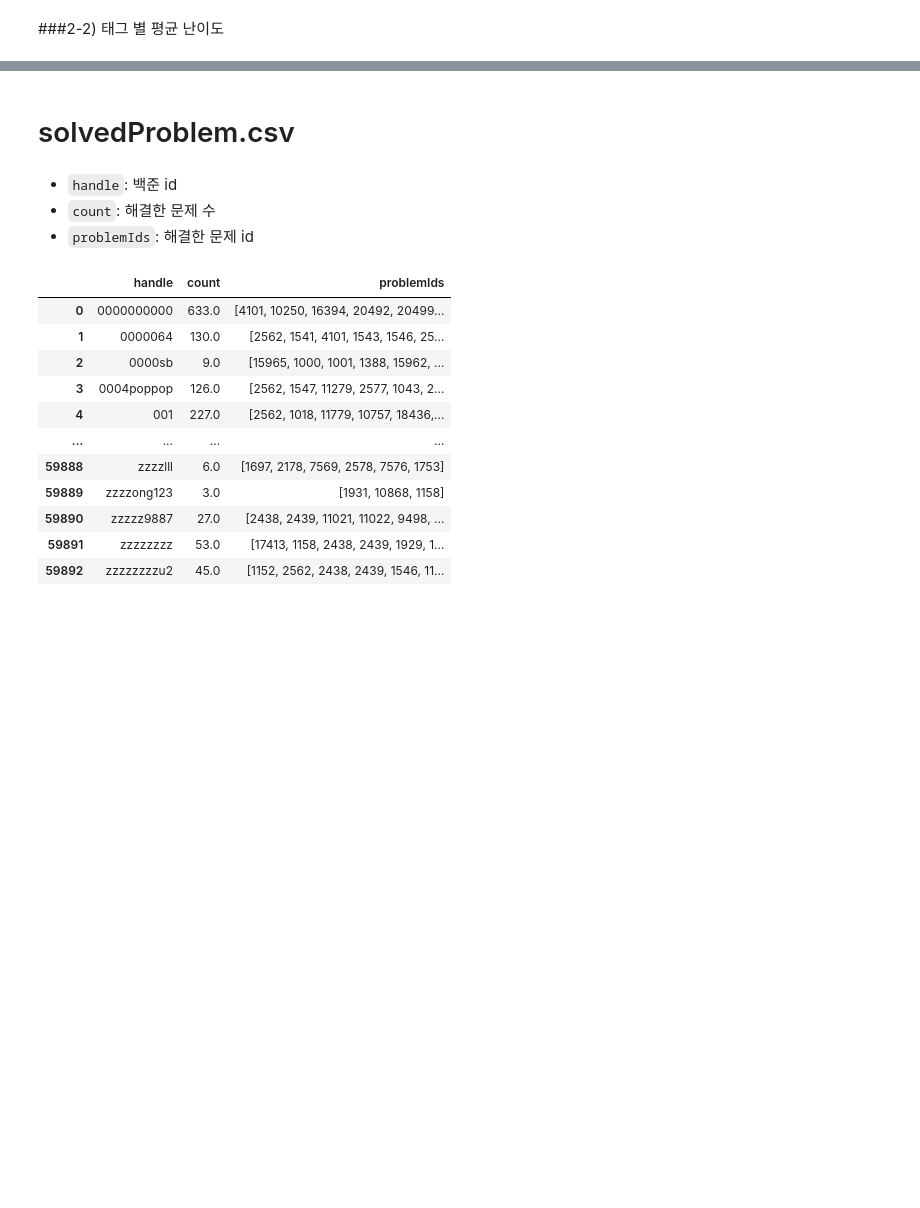
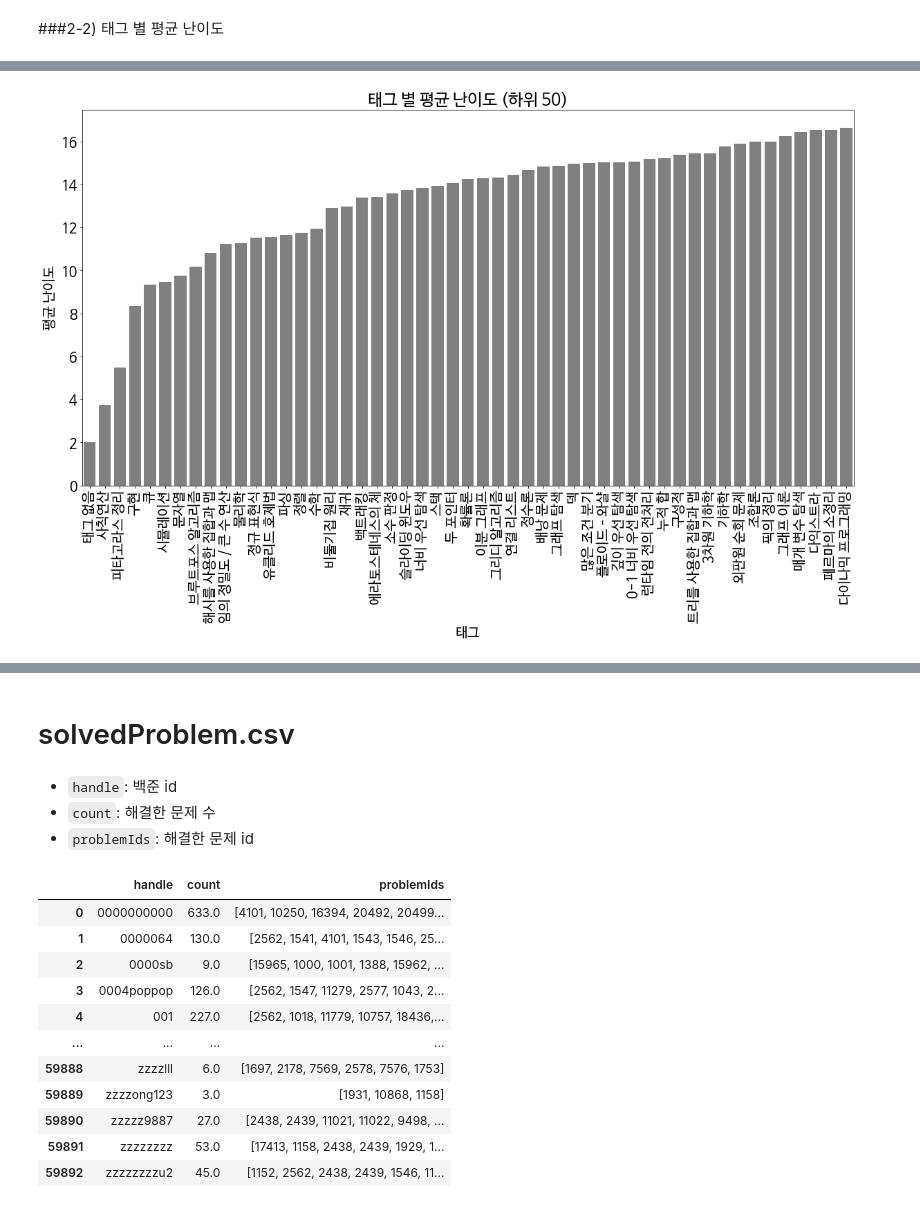
Before and after one commit to Capstone-Algo-Recommendation/ML-recommendation, a Jupyter notebook: data/EDA.ipynb, the cells around one changed output, grey strips where cells are left out. Saved outputs shown, nothing was run; the diff lists cells and outputs as text; code cells hidden in the pictures; blank space fills up the shorter version.

```diff
--- a/data/EDA.ipynb
+++ b/data/EDA.ipynb
@@ -268,0 +289,8 @@ KeyboardInterrupt: ignored
+# %%
+tag_level_avg = problemMeta[['tags', 'level']]
+for i, tags in enumerate(tag_level_avg['tags']):
+  tags_list = ast.literal_eval(tags)
+  result = []
+  for tag in tags_list:
+    result.append(problemTagMeta[problemTagMeta['key']==tag]['name_kor'].tolist()[0])
+  tag_level_avg['tags'][i] = result
@@ -268,0 +302,3 @@ KeyboardInterrupt: ignored
+# %%
+tag_level_avg_exploded = tag_level_avg.explode('tags')
+tag_level_avg_exploded
@@ -268,0 +319,6 @@ KeyboardInterrupt: ignored
+# %%
+tag_level_avg_exploded = tag_level_avg_exploded.fillna('태그 없음')
+# %%
+level_avg_tags = tag_level_avg_exploded.groupby('tags').mean()
+level_avg_tags = level_avg_tags.sort_values(by='level')
+level_avg_tags
@@ -268,0 +340,9 @@ KeyboardInterrupt: ignored
+# %%
+level_avg_tags_plot = sns.barplot(x = level_avg_tags.index[:51], y = 'level', data = level_avg_tags[:51], color = 'grey')
+level_avg_tags_plot.set_title('태그 별 평균 난이도 (하위 50)')
+level_avg_tags_plot.set_xlabel('태그')
+level_avg_tags_plot.set_ylabel('평균 난이도')
+plt.xticks(rotation = 90)
+plt.show()
+# %% [output]
+[figure, added]
```
Also changed, not shown: parts of 41 cells of this notebook.
